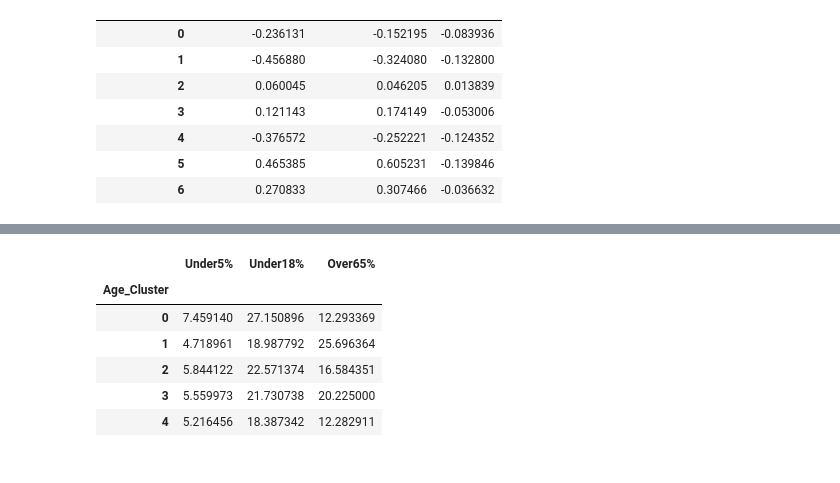
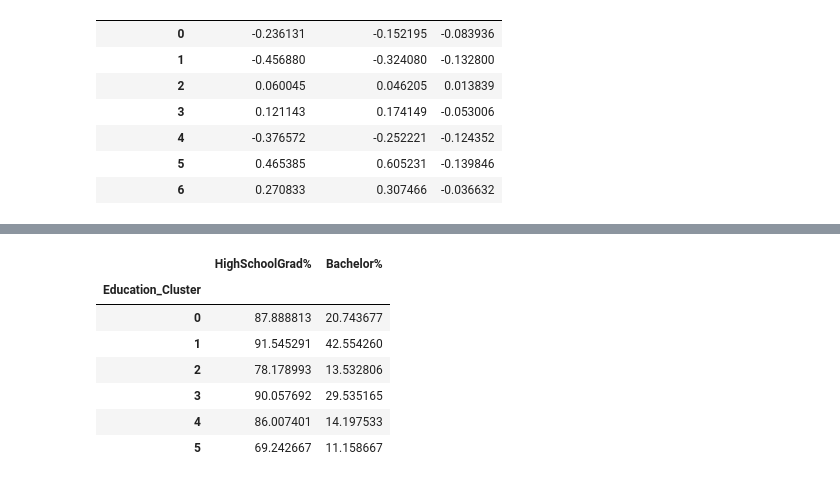
Before and after one commit to cgels/ElectionAnalysis, a Jupyter notebook: ClusterAnalysis.ipynb, the cells around one changed output, grey strips where cells are left out. Saved outputs shown, nothing was run; the diff lists cells and outputs as text; code cells hidden in the pictures.

```diff
--- a/ClusterAnalysis.ipynb
+++ b/ClusterAnalysis.ipynb
@@ -260,3 +269,9 @@ df.groupby('Current_Cluster').mean()[x_vars]
 | 4 | 3.627781e+04 | 3.574508e+04 | 0.035419 | 3.574436e+04 | 5.851189 | 22.438529 | 18.048774 | 49.743286 | 86.008562 | ... |
 | 5 | 1.339004e+06 | 1.275633e+06 | 4.763636 | 1.275626e+06 | 6.350000 | 23.518182 | 12.890909 | 51.068182 | 70.877273 | ... |
 6 rows × 49 columns
+# %%
+education_vars=["HighSchoolGrad%", "Bachelor%"]
+# %%
+age_vars=["Under5%","Under18%","Over65%"]
+model=AgglomerativeClustering(n_clusters=6)
+df['Education_Cluster']=model.fit_predict(df[education_vars])
@@ -262,0 +290,8 @@ df.groupby('Current_Cluster').mean()[x_vars]
+# %%
+housing_vars = ["SameHouse1yr%", "TravelTime", "HousingUnits", "OwnershipRate", "UnitsinMultiUnit%",
+                        "MedianValueHousing", "Households"]
+# %%
+#model=AgglomerativeClustering(n_clusters=12)
+#df['Housing_Cluster']=model.fit_predict(df[housing_vars])
+model=KMeans(7)
+df['Housing_Cluster']=model.fit_predict(df[housing_vars])
@@ -282,10 +390,11 @@ merged.groupby('Owned_Cluster').mean()[["per_point_diff_2016","per_point_diff_20
 # %%
-df.groupby("Age_Cluster").mean()[age_vars]
+df.groupby('Education_Cluster').mean()[education_vars]
 # %% [output]
-|  | Under5% | Under18% | Over65% |
-| Age_Cluster |  |  |  |
-| 0 | 7.459140 | 27.150896 | 12.293369 |
-| 1 | 4.718961 | 18.987792 | 25.696364 |
-| 2 | 5.844122 | 22.571374 | 16.584351 |
-| 3 | 5.559973 | 21.730738 | 20.225000 |
-| 4 | 5.216456 | 18.387342 | 12.282911 |
+|  | HighSchoolGrad% | Bachelor% |
+| Education_Cluster |  |  |
+| 0 | 87.888813 | 20.743677 |
+| 1 | 91.545291 | 42.554260 |
+| 2 | 78.178993 | 13.532806 |
+| 3 | 90.057692 | 29.535165 |
+| 4 | 86.007401 | 14.197533 |
+| 5 | 69.242667 | 11.158667 |
```
Also changed, not shown: parts of 13 cells of this notebook, 2 other files.
